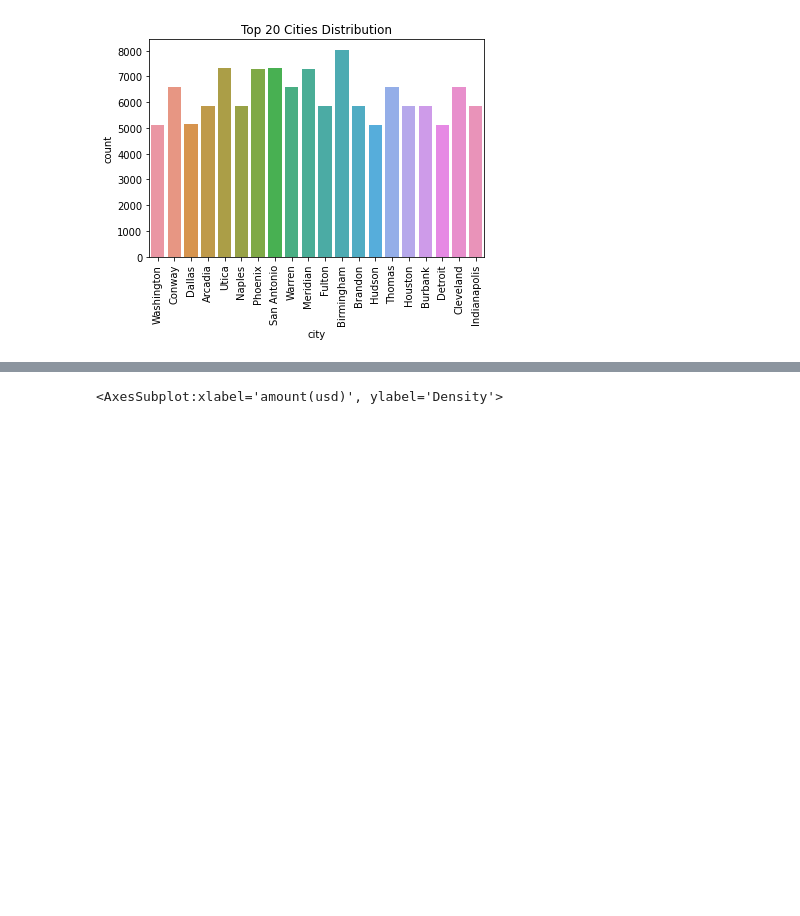
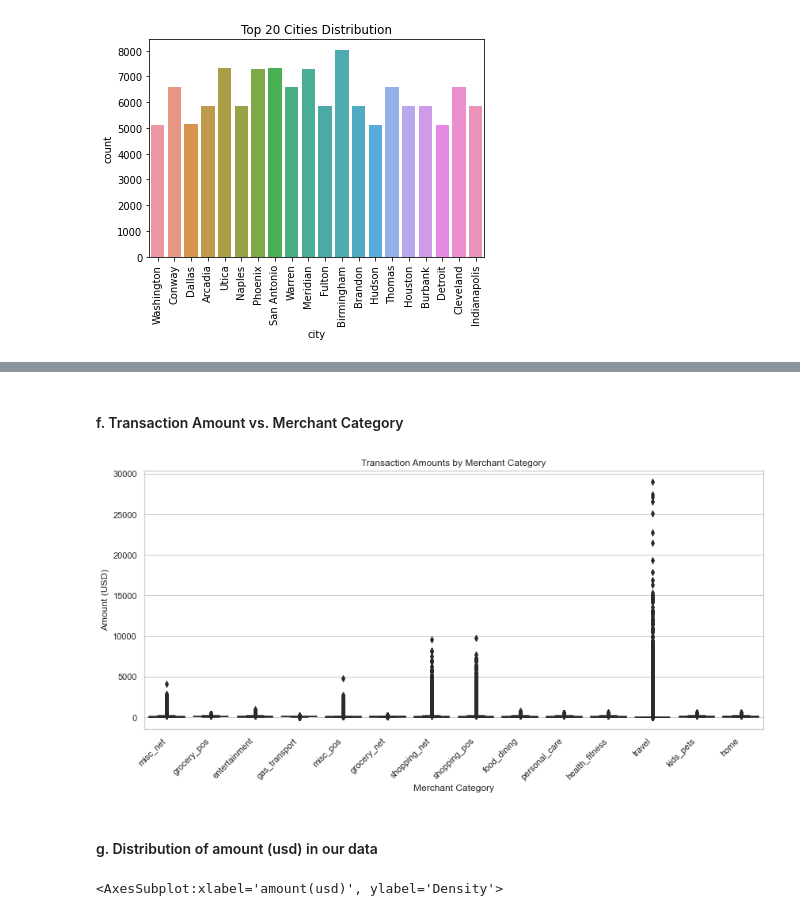
Before and after one commit to saxyrinchen/bt4012_project, a Jupyter notebook: data_preprocessing.ipynb, the cells around one changed output, grey strips where cells are left out. Saved outputs shown, nothing was run; the diff lists cells and outputs as text; code cells hidden in the pictures; blank space fills up the shorter version.

```diff
--- a/data_preprocessing.ipynb
+++ b/data_preprocessing.ipynb
@@ -420,3 +432,18 @@ plt.show()
+# %% [markdown]
+#### f. Transaction Amount vs. Merchant Category
+# %%
+# Assuming your DataFrame is named 'df'
+plt.figure(figsize=(14, 6))
+sns.boxplot(x='category', y='amount(usd)', data=df, palette='Blues')
+plt.title('Transaction Amounts by Merchant Category')
+plt.xlabel('Merchant Category')
+plt.ylabel('Amount (USD)')
+plt.xticks(rotation=45, ha='right')
+plt.show()
+# %% [output]
+[figure, added]
+# %% [markdown]
+#### g. Distribution of amount (usd) in our data
 # %%
 sns.kdeplot(df["amount(usd)"], fill=True)
 # %% [output]
```
Also changed, not shown: parts of 16 cells of this notebook.
